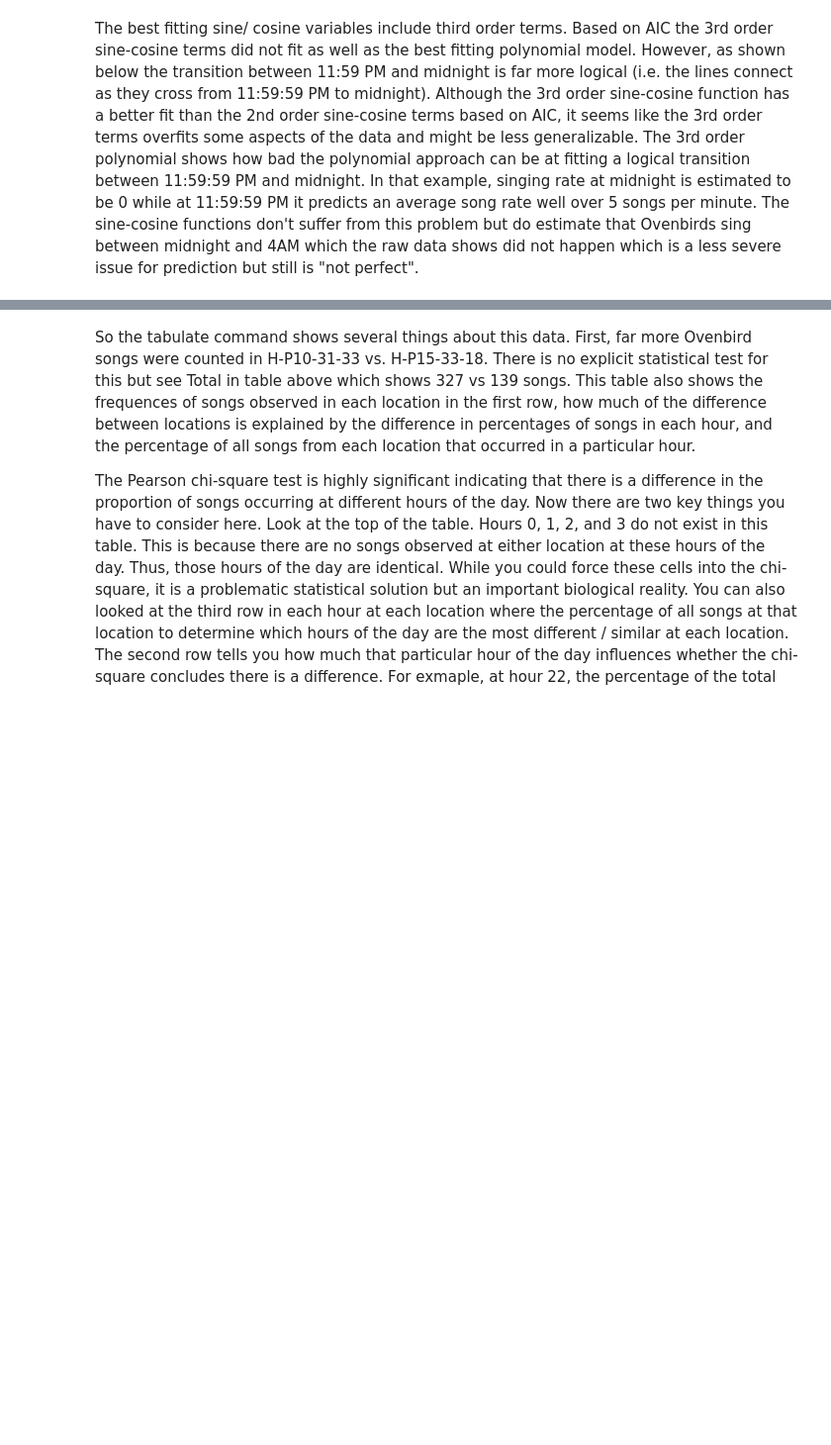
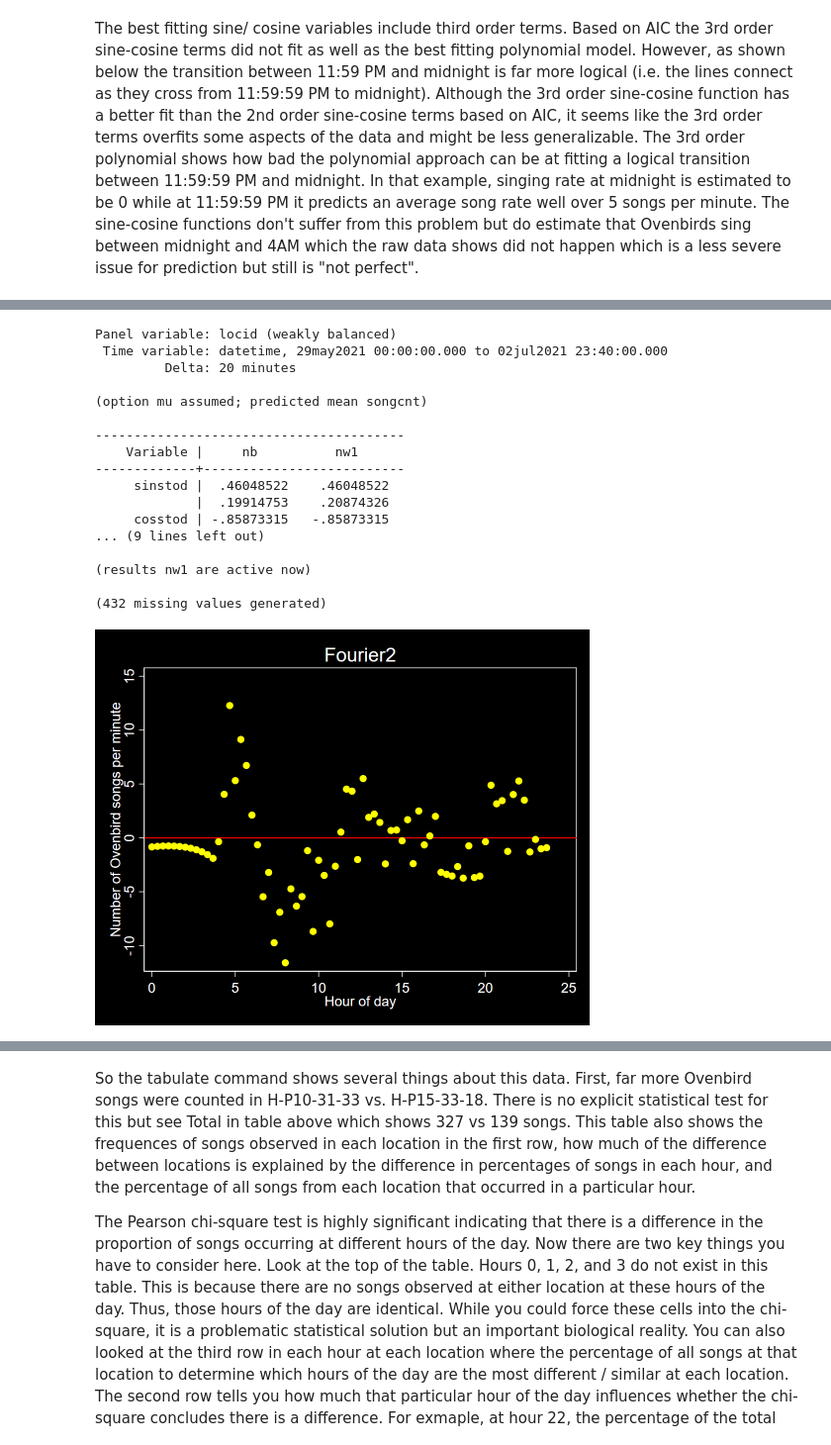
Before and after one commit to erinbayne/HowTo, a Jupyter notebook: TimeOfDay/TimeOfDay.ipynb, the cells around one changed output, grey strips where cells are left out. Shown at 99% size. Drawn from its saved outputs; the diff is of its cells as text; code cells hidden in the pictures; blank space fills up the shorter version.

```diff
--- a/TimeOfDay/TimeOfDay.ipynb
+++ b/TimeOfDay/TimeOfDay.ipynb
@@ -335,0 +355,34 @@ twoway (line FITsin2cos2 propday, sort lcolor(orange) lpattern(dash)) (line FITs
+# %%
+%%stata
+frame change byminTIMEOFDAY
+xtset locid datetime, clocktime delta(20 min)
+quietly glm songcnt c.sinstod c.cosstod c.sin2stod c.cos2stod if location=="H-P10-31-33", nolog f(nb)
+est store nb
+predict fitres,
+quietly glm songcnt c.sinstod c.cosstod c.sin2stod c.cos2stod if location=="H-P10-31-33", nolog f(nb) vce(hac nwest 1)
+est store nw1
+
+estimates table nb nw1, se
+
+est restore nw1
+predict resr if location=="H-P10-31-33", response
+twoway (scatter resr propday if location=="H-P10-31-33"), yline(0)  xtitle(Hour of day) ytitle(Number of Ovenbird songs per minute) title (Fourier2)
+# %% [output]
+Panel variable: locid (weakly balanced)
+ Time variable: datetime, 29may2021 00:00:00.000 to 02jul2021 23:40:00.000
+         Delta: 20 minutes
+
+(option mu assumed; predicted mean songcnt)
+
+----------------------------------------
+    Variable |     nb          nw1
+-------------+--------------------------
+     sinstod |  .46048522    .46048522
+             |  .19914753    .20874326
+     cosstod | -.85873315   -.85873315
+... (9 lines left out)
+
+(results nw1 are active now)
+
+(432 missing values generated)
+[figure, added]
```
Also changed, not shown: parts of 17 cells of this notebook, 1 other file.
